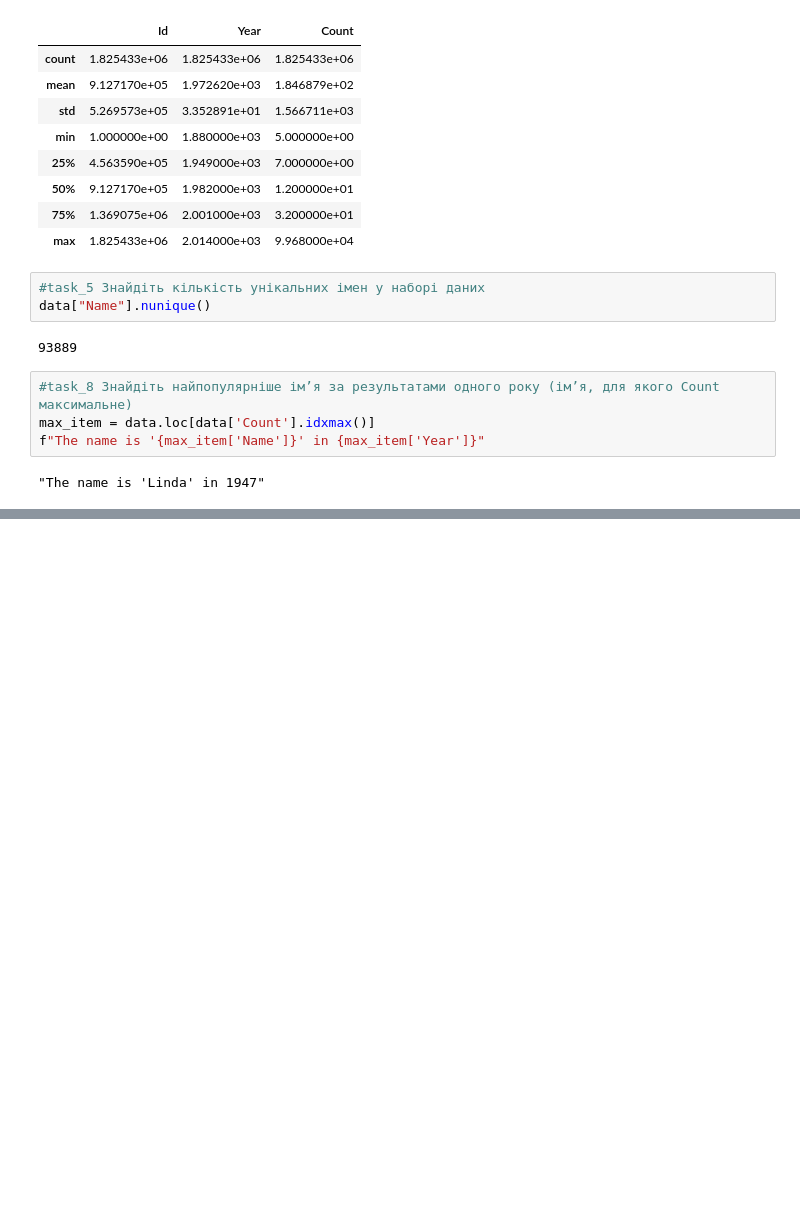
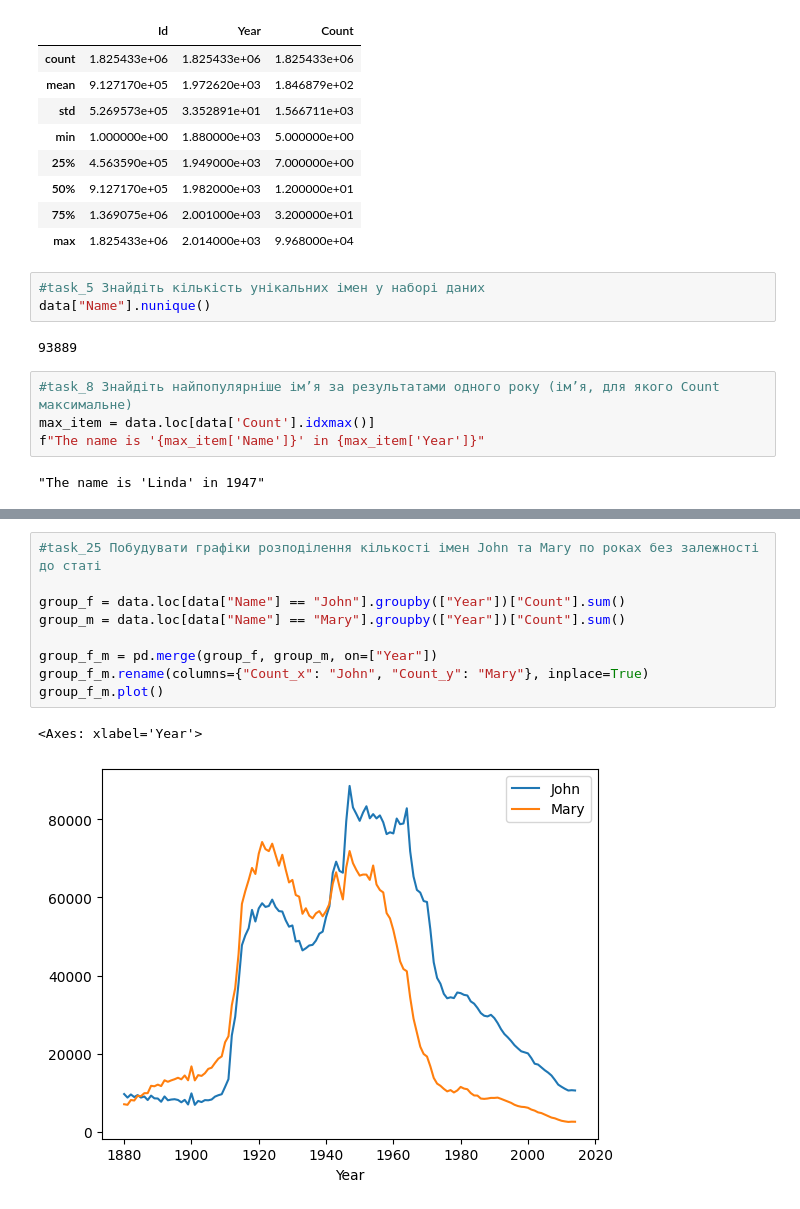
Before and after one commit to Stepanchek/Intelligent-Systems, a Jupyter notebook: Lab3/Lab3.ipynb, the cells around one changed output, grey strips where cells are left out. Cells and saved outputs as stored; diff of their text form; blank space fills up the shorter version.

```diff
--- a/Lab3/Lab3.ipynb
+++ b/Lab3/Lab3.ipynb
@@ -63,0 +210,12 @@ len(data.loc[data["Count"] == data["Count"].min()])
+# %%
+#task_25 Побудувати графіки розподілення кількості імен John та Mary по роках без залежності до статі
+
+group_f = data.loc[data["Name"] == "John"].groupby(["Year"])["Count"].sum()
+group_m = data.loc[data["Name"] == "Mary"].groupby(["Year"])["Count"].sum()
+
+group_f_m = pd.merge(group_f, group_m, on=["Year"])
+group_f_m.rename(columns={"Count_x": "John", "Count_y": "Mary"}, inplace=True)
+group_f_m.plot()
+# %% [output]
+<Axes: xlabel='Year'>
+[figure, added]
```
Also changed, not shown: parts of 13 cells of this notebook.
